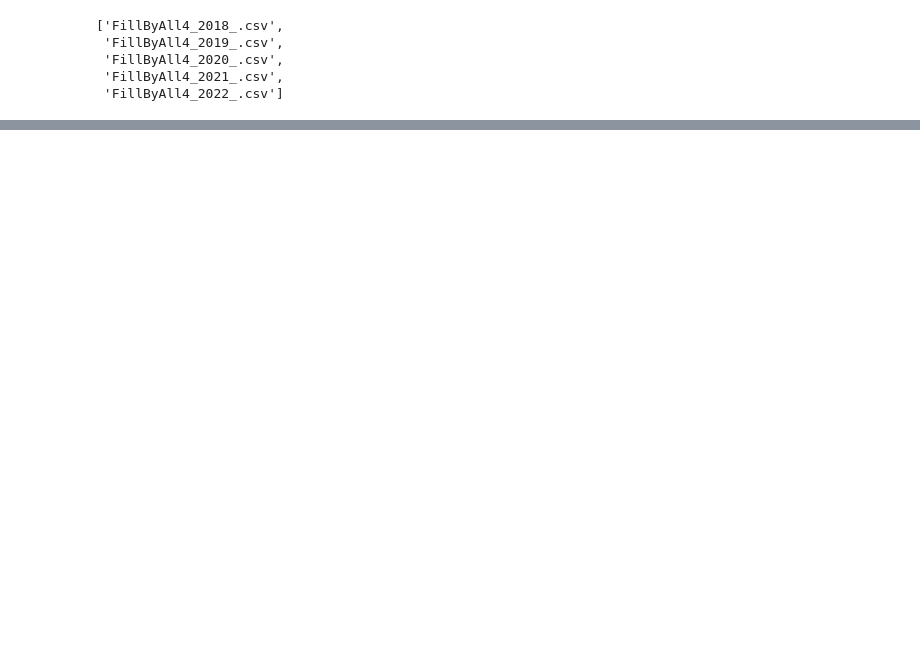
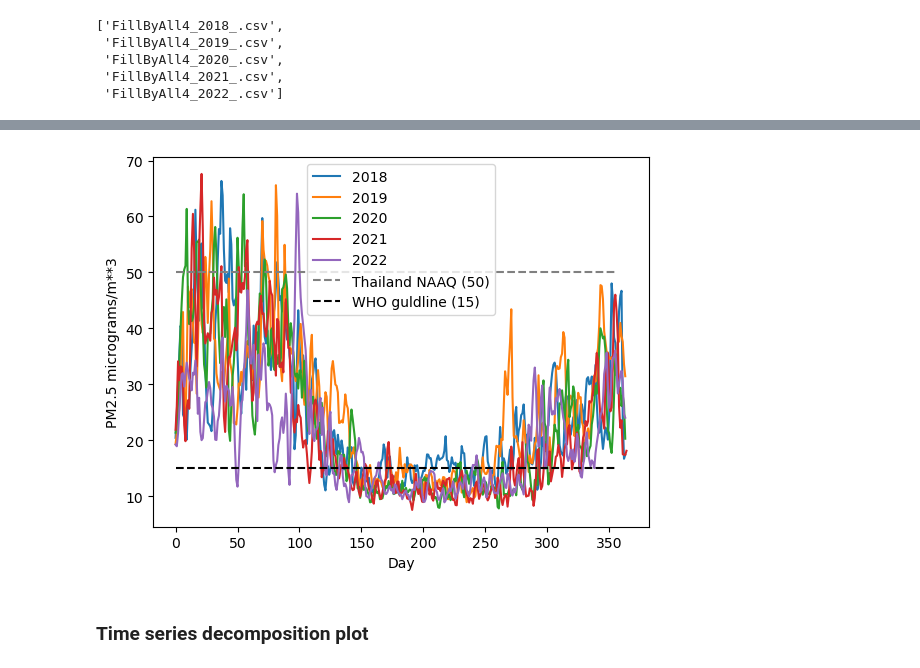
Before and after one commit to men31/DataMining_PM2_5, a Jupyter notebook: PM25_Coding/Data_Visualization/PM_Visualization.ipynb, the cells around one changed output, grey strips where cells are left out. Drawn from its saved outputs; the diff is of its cells as text; code cells hidden in the pictures; blank space fills up the shorter version.

```diff
--- a/PM25_Coding/Data_Visualization/PM_Visualization.ipynb
+++ b/PM25_Coding/Data_Visualization/PM_Visualization.ipynb
@@ -116,0 +31,6 @@ a.groupby(['Month']).count()
+# %%
+plot_PM_mean_curve(PM_data)
+# %% [output]
+[figure, added]
+# %% [markdown]
+### Time series decomposition plot
```
Also changed, not shown: parts of 32 cells of this notebook, 14 other files.
